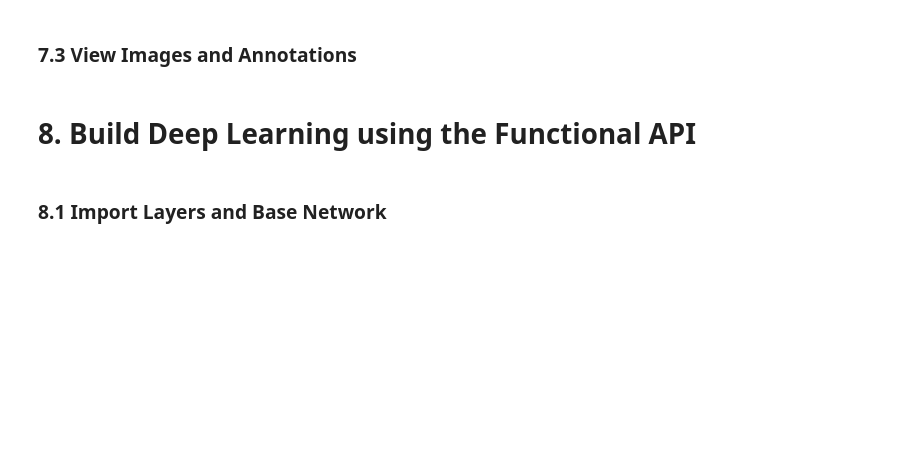
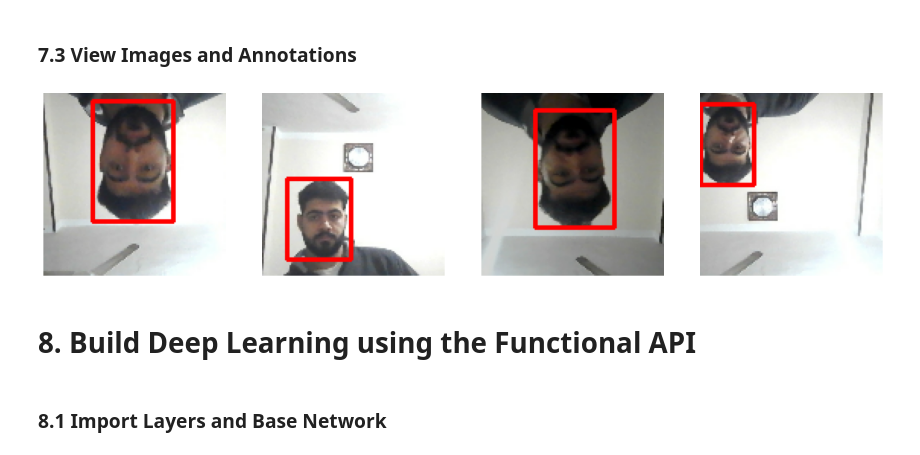
Before and after one commit to MOHAMEDMETAWEA/FaceDetection, a Jupyter notebook: FaceDetection.ipynb, the cells around one changed output. Drawn from its saved outputs; the diff is of its cells as text; code cells hidden in the pictures; blank space fills up the shorter version.

```diff
--- a/FaceDetection.ipynb
+++ b/FaceDetection.ipynb
@@ -278,9 +328,9 @@ augmentor = alb.Compose([alb.RandomCrop(width=450, height=450),
 # %% [markdown]
 ### 4.2 Load a Test Image and Annotation with OpenCV and JSON
 # %%
-img = cv2.imread(os.path.join('data','train', 'images','ffd85fc5-cc1a-11ec-bfb8-a0cec8d2d278.jpg'))
+img = cv2.imread(os.path.join('data','train', 'images','0ab27481-e5ff-11f0-8ebf-c79f673d1aa9.jpg'))
 # %%
-with open(os.path.join('data', 'train', 'labels', 'ffd85fc5-cc1a-11ec-bfb8-a0cec8d2d278.json'), 'r') as f:
+with open(os.path.join('data', 'train', 'labels', '0ab27481-e5ff-11f0-8ebf-c79f673d1aa9.json'), 'r') as f:
     label = json.load(f)
 # %%
 label['shapes'][0]['points']
@@ -438,15 +544,22 @@ res = data_samples.next()
 # %%
 fig, ax = plt.subplots(ncols=4, figsize=(20,20))
 for idx in range(4):
     sample_image = res[0][idx]
     sample_coords = res[1][1][idx]
 
-    cv2.rectangle(sample_image,
-                  tuple(np.multiply(sample_coords[:2], [120,120]).astype(int)),
-                  tuple(np.multiply(sample_coords[2:], [120,120]).astype(int)),
-                        (255,0,0), 2)
+    # create a writable uint8 copy for OpenCV drawing (images are float32 in 0..1)
+    viz = (sample_image * 255).astype(np.uint8).copy()
 
-    ax[idx].imshow(sample_image)
+    p1 = tuple((sample_coords[:2] * 120).astype(int))
+    p2 = tuple((sample_coords[2:] * 120).astype(int))
+
+    cv2.rectangle(viz, p1, p2, (255,0,0), 2)
+
+    ax[idx].imshow(viz)
+    ax[idx].axis('off')
+plt.show()
+# %% [output]
+[figure, added]
 # %% [markdown]
 # 8. Build Deep Learning using the Functional API
 # %% [markdown]
```
Also changed, not shown: parts of 34 cells of this notebook, 5 other files.
